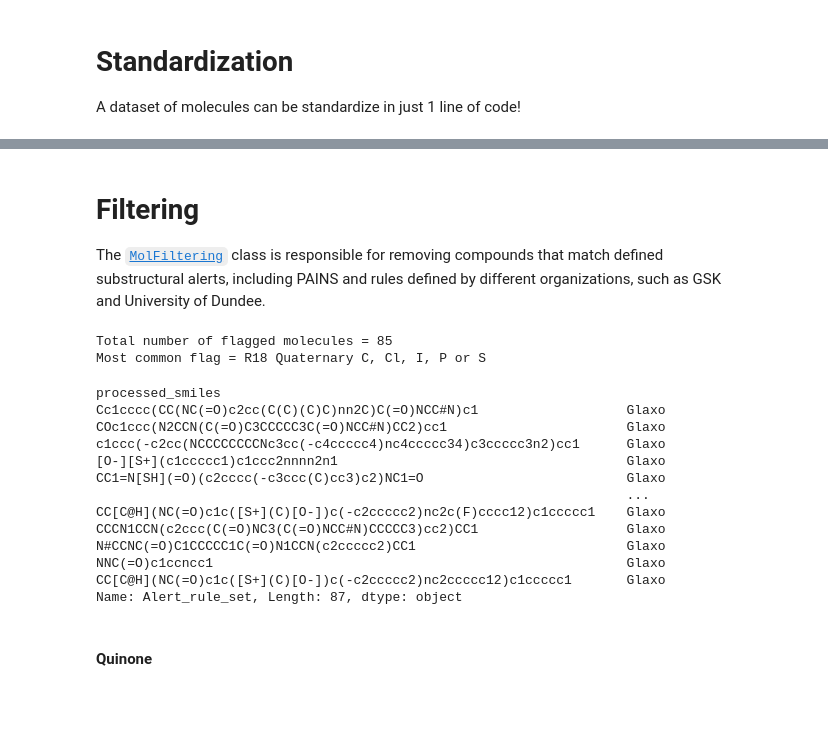
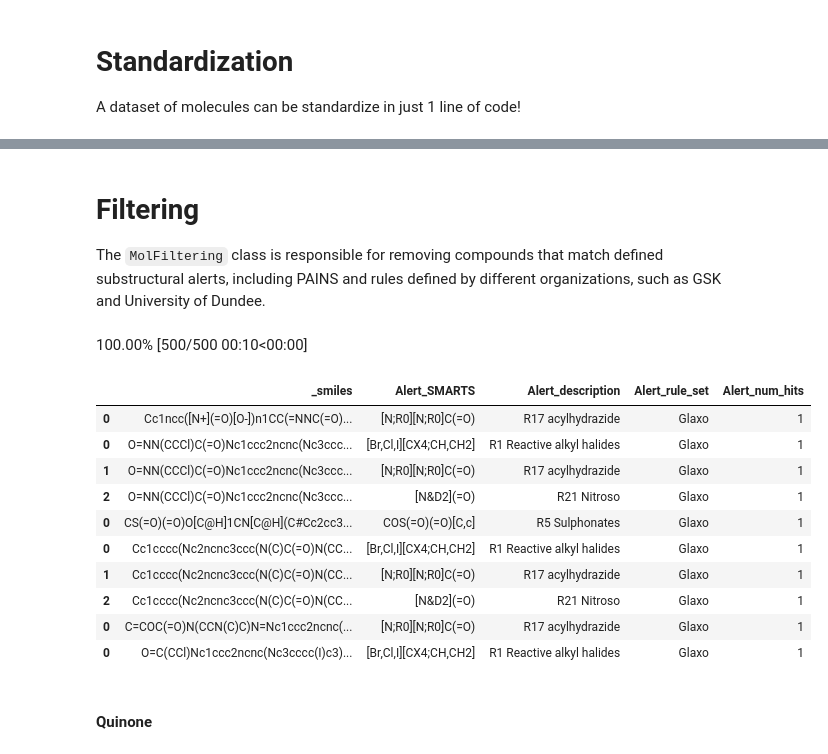
Before and after one commit to marcossantanaioc/cheminftools, a Jupyter notebook: notebooks/index.ipynb, the cells around one changed output, grey strips where cells are left out. Saved outputs shown, nothing was run; the diff lists cells and outputs as text; code cells hidden in the pictures; blank space fills up the shorter version.

```diff
--- a/notebooks/index.ipynb
+++ b/notebooks/index.ipynb
@@ -27,5 +32,5 @@ from rdkit import Chem
 # %%
-data = pd.read_csv('../data/Lipophilicity.csv')
+data = pd.read_csv('../data/example_data.csv')
 # %% [markdown]
 # Sanitizing
 
@@ -67,5 +72,5 @@ The [`MolCleaner`]('sanitizer.ipynb') class performs sanitization tasks followin
                 select which compound to keep - the one with highest or lowest activity.
 # %%
 #|output: false
-processed_data = MolCleaner.from_df(data, smiles_col='smiles', act_col='exp', id_col='CMPD_CHEMBLID')
+processed_data = MolCleaner.from_df(data, smiles_col='smiles', act_col='pIC50', id_col='molecule_chembl_id')
 # %% [output]
@@ -79,29 +88,30 @@ processed_data.head(5)
 # %% [markdown]
 # Filtering
 
-The [`MolFiltering`]('filtering.ipynb') class is responsible for removing compounds that match defined substructural alerts, including PAINS and rules defined by different organizations, such as GSK and University of Dundee.
+The `MolFiltering` class is responsible for removing compounds that match defined substructural alerts, including PAINS and rules defined by different organizations, such as GSK and University of Dundee.
+# %%
+with open('../data/libraries/Glaxo_alerts.json') as f:
+    alerts_dict = json.load(f)['structural_alerts']
+    structural_alerts = alerts_dict.get('structural_alerts', None)
 # %%
 #|output: false
-clean_dataset, alerts_dataset = MolFiltering.from_df(processed_data, smiles_col='processed_smiles')
+alerts_data = MolFiltering.from_df(processed_data, smiles_col='processed_smiles', alerts_dict=alerts_dict)
 # %% [output]
-Total number of flagged molecules = 85
-Most common flag = R18 Quaternary C, Cl, I, P or S
+100.00% [500/500 00:10<00:00]
-# %%
-alerts_dataset.set_index('processed_smiles')['Alert_rule_set']
-# %% [output]
-processed_smiles
-Cc1cccc(CC(NC(=O)c2cc(C(C)(C)C)nn2C)C(=O)NCC#N)c1                   Glaxo
-COc1ccc(N2CCN(C(=O)C3CCCCC3C(=O)NCC#N)CC2)cc1                       Glaxo
-c1ccc(-c2cc(NCCCCCCCCNc3cc(-c4ccccc4)nc4ccccc34)c3ccccc3n2)cc1      Glaxo
-[O-][S+](c1ccccc1)c1ccc2nnnn2n1                                     Glaxo
-CC1=N[SH](=O)(c2cccc(-c3ccc(C)cc3)c2)NC1=O                          Glaxo
-                                                                    ...
-CC[C@H](NC(=O)c1c([S+](C)[O-])c(-c2ccccc2)nc2c(F)cccc12)c1ccccc1    Glaxo
-CCCN1CCN(c2ccc(C(=O)NC3(C(=O)NCC#N)CCCCC3)cc2)CC1                   Glaxo
-N#CCNC(=O)C1CCCCC1C(=O)N1CCN(c2ccccc2)CC1                           Glaxo
-NNC(=O)c1ccncc1                                                     Glaxo
-CC[C@H](NC(=O)c1c([S+](C)[O-])c(-c2ccccc2)nc2ccccc12)c1ccccc1       Glaxo
-Name: Alert_rule_set, Length: 87, dtype: object
+# %%
+alerts_data.head(10)
+# %% [output]
+|  | _smiles | Alert_SMARTS | Alert_description | Alert_rule_set | Alert_num_hits |
+| 0 | Cc1ncc([N+](=O)[O-])n1CC(=NNC(=O)... | [N;R0][N;R0]C(=O) | R17 acylhydrazide | Glaxo | 1 |
+| 0 | O=NN(CCCl)C(=O)Nc1ccc2ncnc(Nc3ccc... | [Br,Cl,I][CX4;CH,CH2] | R1 Reactive alkyl halides | Glaxo | 1 |
+| 1 | O=NN(CCCl)C(=O)Nc1ccc2ncnc(Nc3ccc... | [N;R0][N;R0]C(=O) | R17 acylhydrazide | Glaxo | 1 |
+| 2 | O=NN(CCCl)C(=O)Nc1ccc2ncnc(Nc3ccc... | [N&D2](=O) | R21 Nitroso | Glaxo | 1 |
+| 0 | CS(=O)(=O)O[C@H]1CN[C@H](C#Cc2cc3... | COS(=O)(=O)[C,c] | R5 Sulphonates | Glaxo | 1 |
+| 0 | Cc1cccc(Nc2ncnc3ccc(N(C)C(=O)N(CC... | [Br,Cl,I][CX4;CH,CH2] | R1 Reactive alkyl halides | Glaxo | 1 |
+| 1 | Cc1cccc(Nc2ncnc3ccc(N(C)C(=O)N(CC... | [N;R0][N;R0]C(=O) | R17 acylhydrazide | Glaxo | 1 |
+| 2 | Cc1cccc(Nc2ncnc3ccc(N(C)C(=O)N(CC... | [N&D2](=O) | R21 Nitroso | Glaxo | 1 |
+| 0 | C=COC(=O)N(CCN(C)C)N=Nc1ccc2ncnc(... | [N;R0][N;R0]C(=O) | R17 acylhydrazide | Glaxo | 1 |
+| 0 | O=C(CCl)Nc1ccc2ncnc(Nc3cccc(I)c3)... | [Br,Cl,I][CX4;CH,CH2] | R1 Reactive alkyl halides | Glaxo | 1 |
 # %% [markdown]
 #### Quinone
 # %%
```
Also changed, not shown: parts of 8 cells of this notebook, 10 other files.
